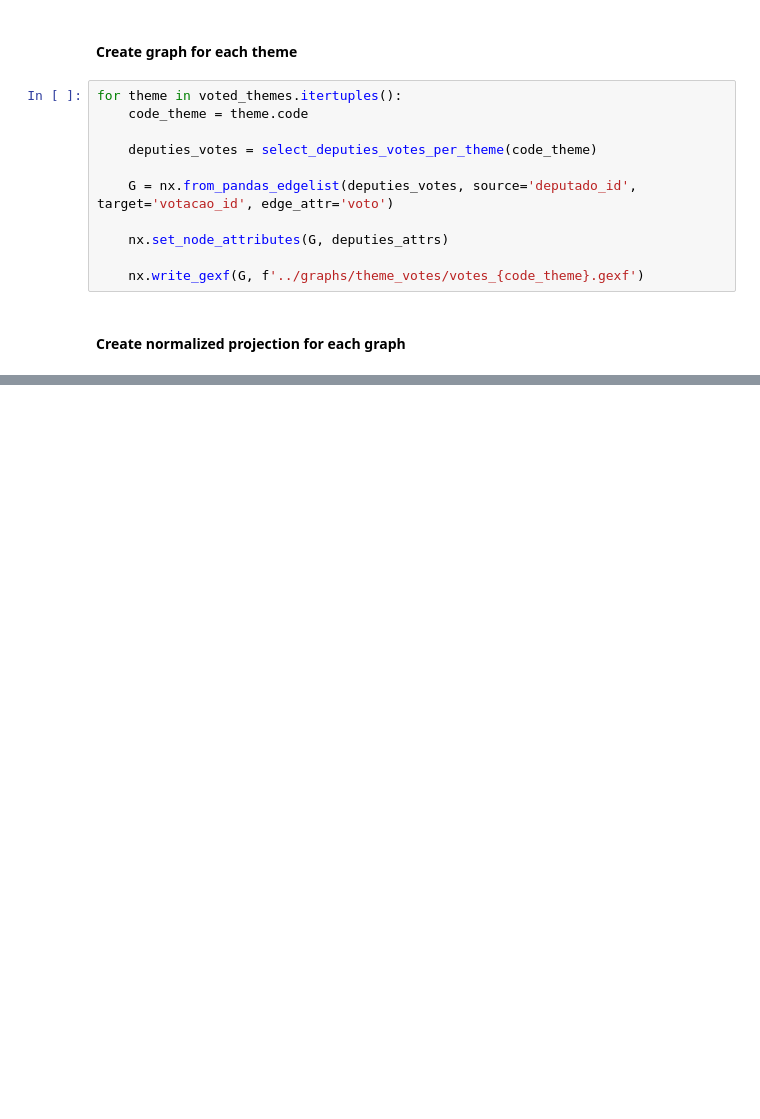
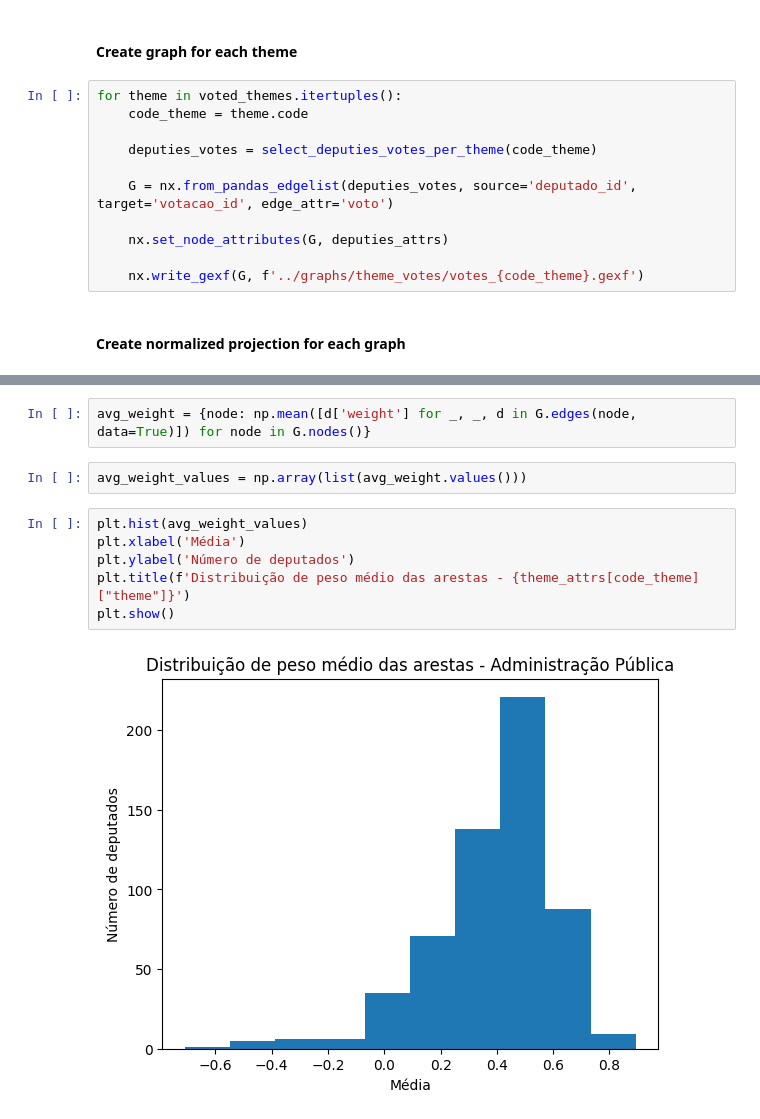
Before and after one commit to gbcastilho/legislative-polarization-knowledge-extraction-graphs, a Jupyter notebook: analysis/notebooks/graph_projections.ipynb, the cells around one changed output, grey strips where cells are left out. Saved outputs shown, nothing was run; the diff lists cells and outputs as text; blank space fills up the shorter version.

```diff
--- a/analysis/notebooks/graph_projections.ipynb
+++ b/analysis/notebooks/graph_projections.ipynb
@@ -310,0 +493,12 @@ nx.write_gexf(G_proj, f'../graphs/theme_projections/projection_{code_theme}.gexf
+# %%
+avg_weight = {node: np.mean([d['weight'] for _, _, d in G.edges(node, data=True)]) for node in G.nodes()}
+# %%
+avg_weight_values = np.array(list(avg_weight.values()))
+# %%
+plt.hist(avg_weight_values)
+plt.xlabel('Média')
+plt.ylabel('Número de deputados')
+plt.title(f'Distribuição de peso médio das arestas - {theme_attrs[code_theme]["theme"]}')
+plt.show()
+# %% [output]
+[figure, added]
```
Also changed, not shown: parts of 25 cells of this notebook.
